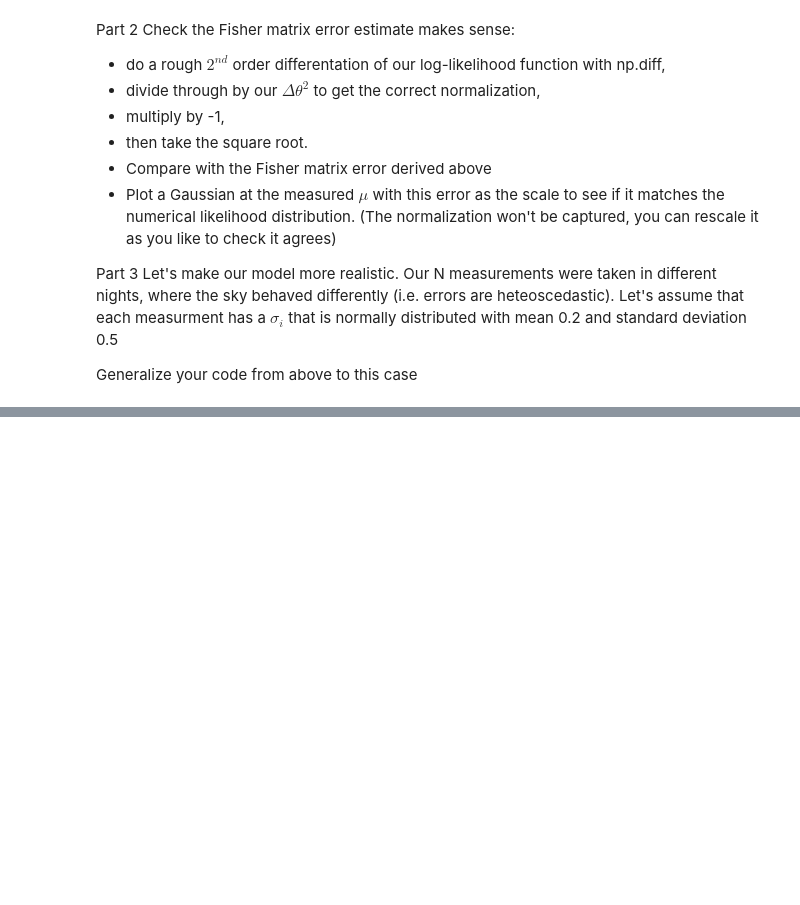
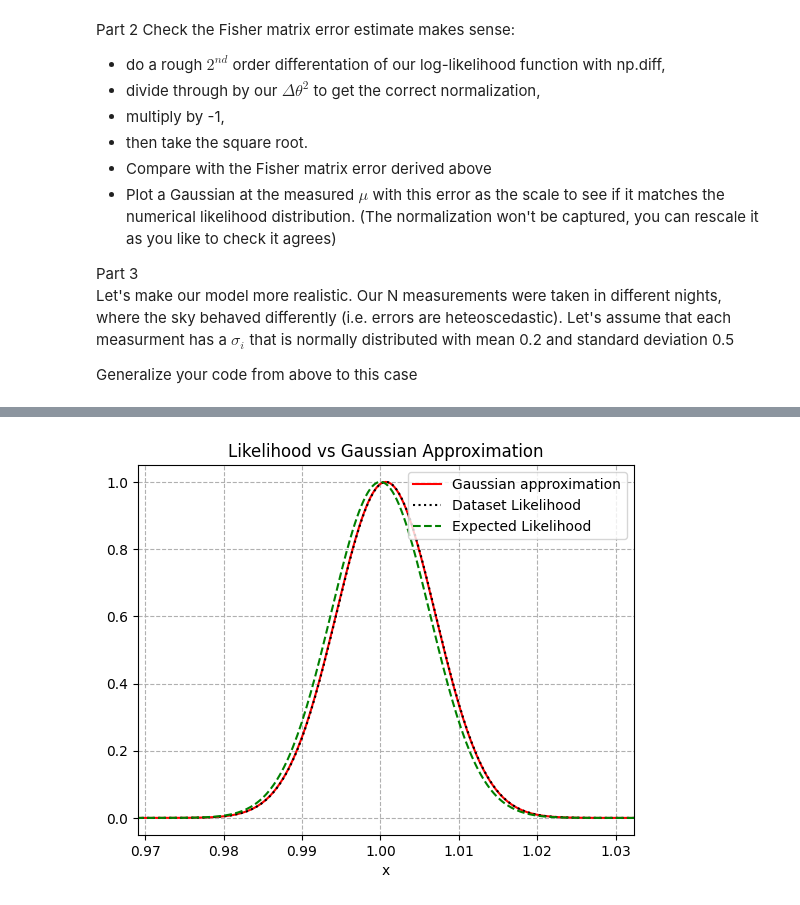
Before and after one commit to APozzi22/Astrostatistic, a Jupyter notebook: 5_Frequentist/Position_Quasar.ipynb, the cells around one changed output, grey strips where cells are left out. Saved outputs shown, nothing was run; the diff lists cells and outputs as text; code cells hidden in the pictures; blank space fills up the shorter version.

```diff
--- a/5_Frequentist/Position_Quasar.ipynb
+++ b/5_Frequentist/Position_Quasar.ipynb
@@ -24,0 +116,20 @@ Generalize your code from above to this case
+# %%
+# Plot a Gaussian at the measured mu with this error as the scale to see if it matches the numerical likelihood distribution
+gaussian_approx = stats.norm.pdf(x, max_L, sigma_F)
+gaussian_normalized = gaussian_approx / np.max(gaussian_approx)  # Normalize the Gaussian
+
+gaussian_expected = stats.norm.pdf(x, mu, sigma / np.sqrt(N))
+gaussian_expected_normalized = gaussian_expected / np.max(gaussian_expected)
+
+plt.figure()
+plt.xlim(max_L - 5 * sigma / np.sqrt(N), max_L + 5 * sigma / np.sqrt(N))
+plt.plot(x, gaussian_normalized, color='red', label='Gaussian approximation')
+plt.plot(x, L / np.max(L), linestyle=':', color='black', label='Dataset Likelihood')
+plt.plot(x, gaussian_expected_normalized, linestyle='--', color='green', label="Expected Likelihood")
+plt.xlabel('x')
+plt.title('Likelihood vs Gaussian Approximation')
+plt.legend()
+plt.grid(linestyle='--')
+plt.show()
+# %% [output]
+[figure, added]
```
Also changed, not shown: parts of 10 cells of this notebook.
